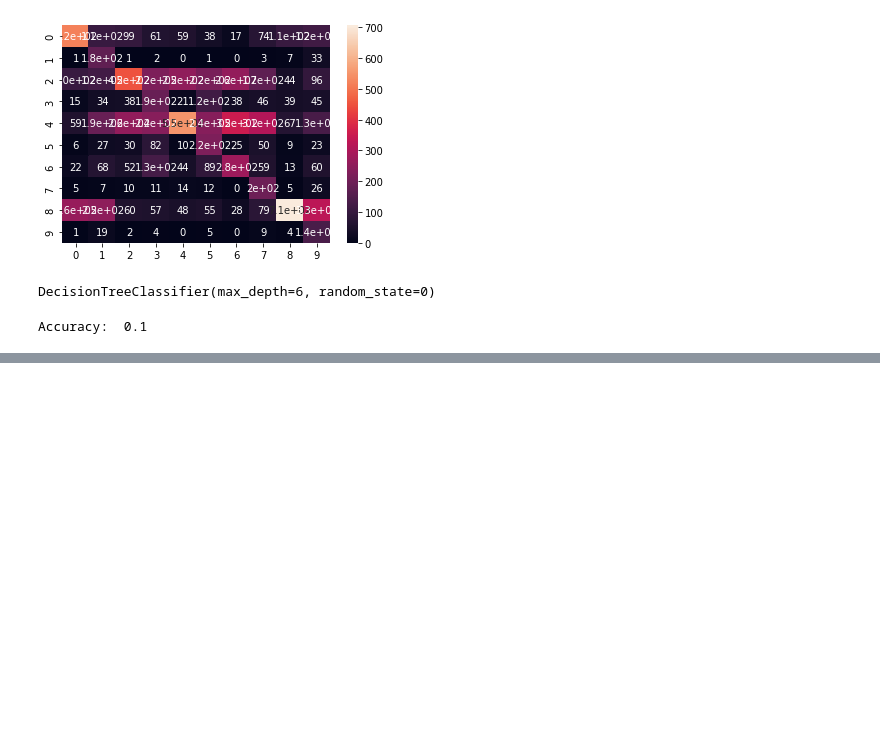
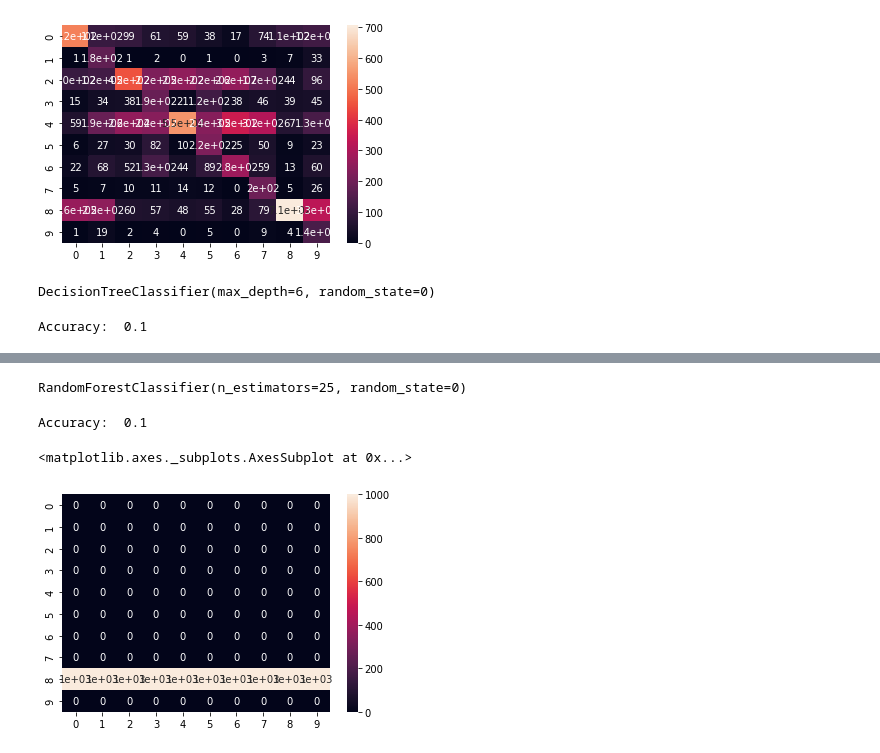
Before and after one commit to meghs12/TYL_DS_Assignments, a Jupyter notebook: Assignment_2/Assignment_2_CIFAR10.ipynb, the cells around one changed output, grey strips where cells are left out. Drawn from its saved outputs; the diff is of its cells as text; code cells hidden in the pictures; blank space fills up the shorter version.

```diff
--- a/Assignment_2/Assignment_2_CIFAR10.ipynb
+++ b/Assignment_2/Assignment_2_CIFAR10.ipynb
@@ -93,0 +95,20 @@ sns.heatmap(cf_matrix, annot=True)
+# %%
+# Train random forest classifier
+rf_classifier = RandomForestClassifier(random_state=0, n_estimators=25)
+rf_classifier .fit(x_train, y_train)
+# %% [output]
+RandomForestClassifier(n_estimators=25, random_state=0)
+# %%
+# Get accuracy score
+y_pred = rf_classifier.predict(x_test)
+acc = accuracy_score(y_pred, y_test)
+print('Accuracy: ', acc)
+# %% [output]
+Accuracy:  0.1
+# %%
+# Plot confusion matrix
+cf_matrix = confusion_matrix(y_pred, y_test)
+sns.heatmap(cf_matrix, annot=True)
+# %% [output]
+<matplotlib.axes._subplots.AxesSubplot at 0x...>
+[figure, added]
```
Also changed, not shown: parts of 2 cells of this notebook.
